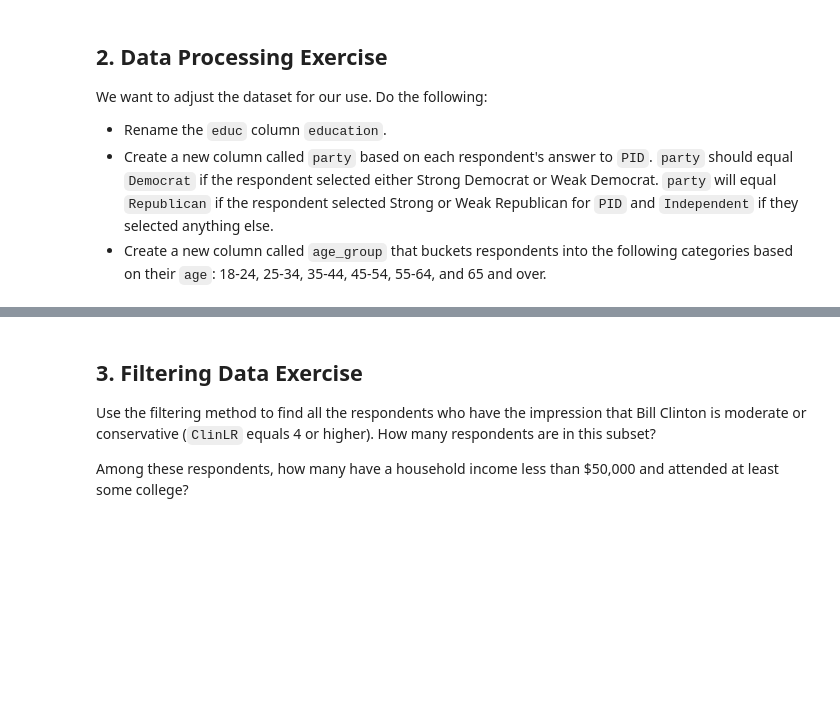
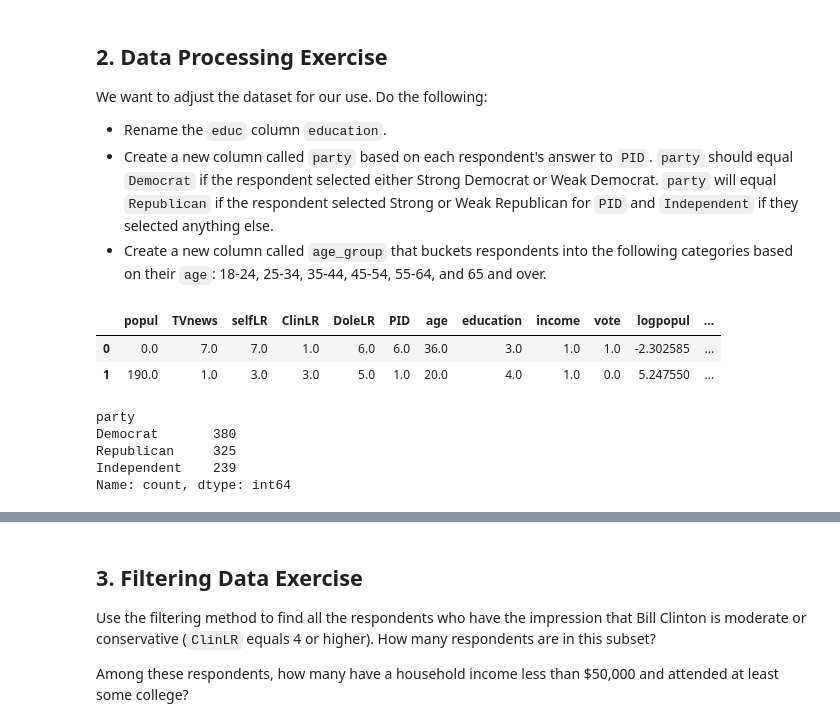
Before and after one commit to Gebreyowhans/Exploratory-data-analysis-python-, a Jupyter notebook: Python_pandas_Practice_Problems_UC_Berkeley_MIDS_notebook.ipynb, the cells around one changed output, grey strips where cells are left out. Drawn from its saved outputs; the diff is of its cells as text; code cells hidden in the pictures; blank space fills up the shorter version.

```diff
--- a/Python_pandas_Practice_Problems_UC_Berkeley_MIDS_notebook.ipynb
+++ b/Python_pandas_Practice_Problems_UC_Berkeley_MIDS_notebook.ipynb
@@ -124,0 +123,34 @@ We want to adjust the dataset for our use. Do the following:
+# %%
+# Rename the educ column education.
+df.rename(columns={'educ':'education'},inplace=True)
+
+'''
+Create a new column called party based on each respondent's answer to PID. party should equal Democrat if the
+ respondent selected either Strong Democrat or Weak Democrat. party will equal Republican if the respondent selected Strong or Weak Republican for PID and Independent if they selected anything else.
+
+'''
+def get_party(pid):
+
+  if pid < 2:
+    return 'Democrat'
+
+  elif pid > 4:
+     return 'Republican'
+
+  else:
+    return 'Independent'
+
+df['party']=df.PID.apply(get_party)
+df.head(2)
+# %% [output]
+|  | popul | TVnews | selfLR | ClinLR | DoleLR | PID | age | education | income | vote | logpopul | ... |
+| 0 | 0.0 | 7.0 | 7.0 | 1.0 | 6.0 | 6.0 | 36.0 | 3.0 | 1.0 | 1.0 | -2.302585 | ... |
+| 1 | 190.0 | 1.0 | 3.0 | 3.0 | 5.0 | 1.0 | 20.0 | 4.0 | 1.0 | 0.0 | 5.247550 | ... |
+# %%
+df.party.value_counts()
+# %% [output]
+party
+Democrat       380
+Republican     325
+Independent    239
+Name: count, dtype: int64
```
Also changed, not shown: parts of 5 cells of this notebook.
